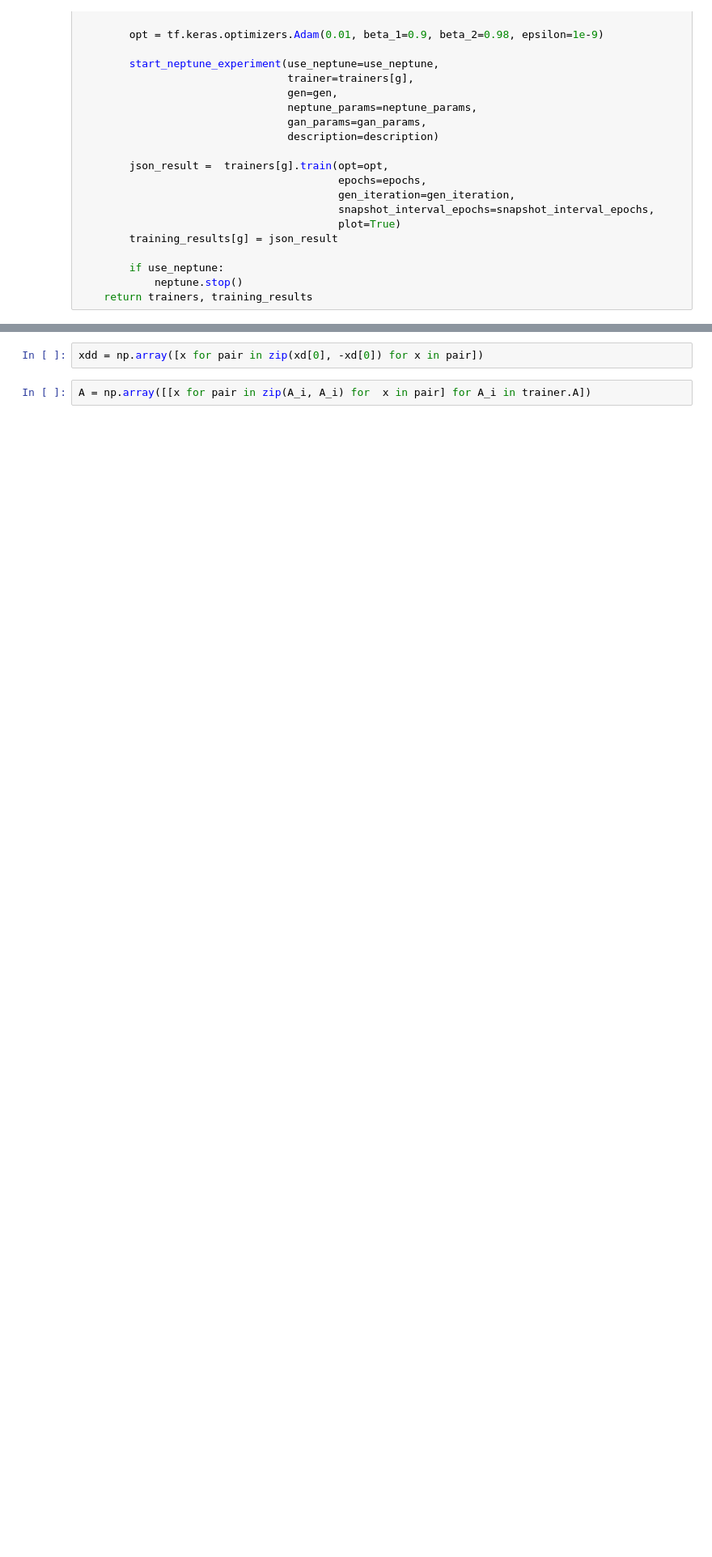
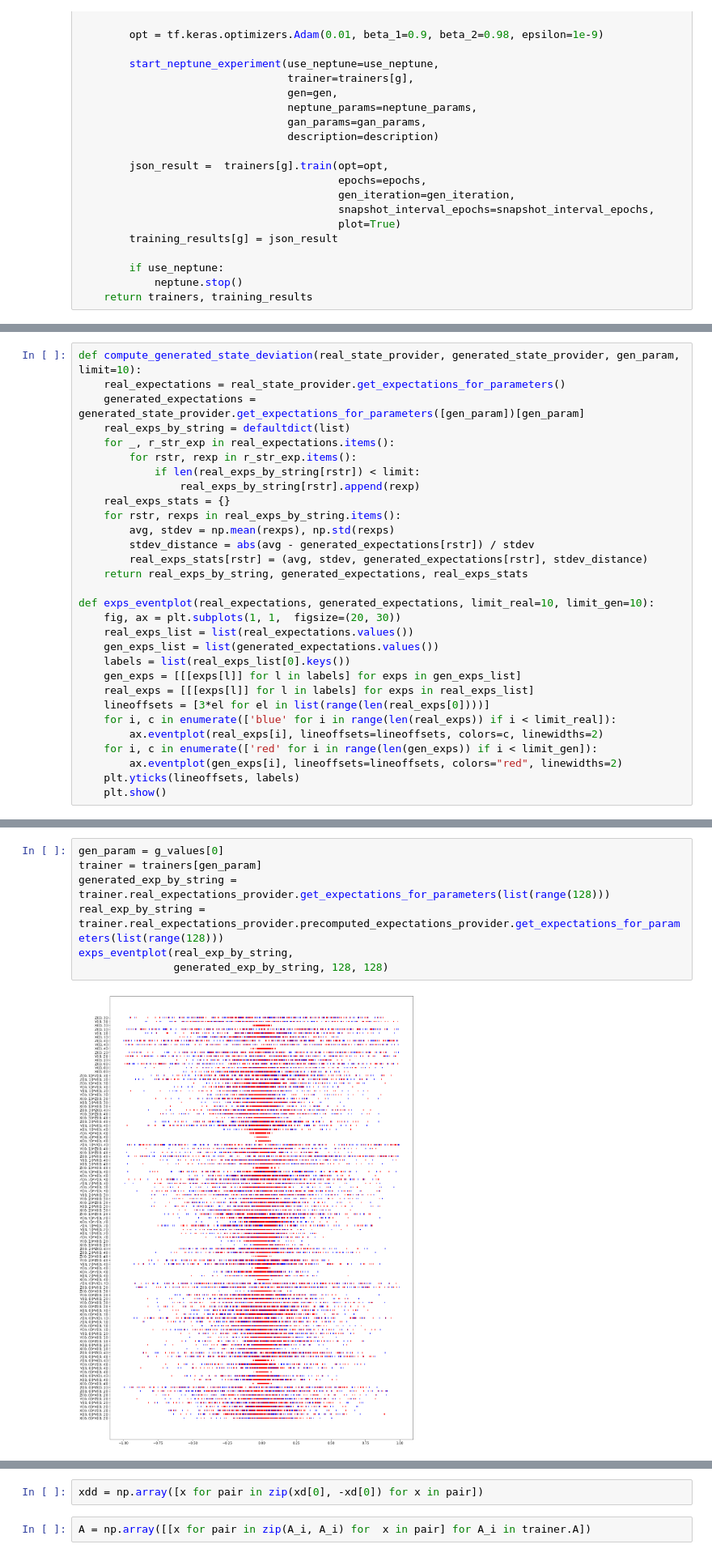
Before and after one commit to WiktorJ/quantum-gans, a Jupyter notebook: QuWGAN_expectation_providers.ipynb, the cells around one changed output, grey strips where cells are left out. Shown at 81% size. Saved outputs shown, nothing was run; the diff lists cells and outputs as text; blank space fills up the shorter version.

```diff
--- a/QuWGAN_expectation_providers.ipynb
+++ b/QuWGAN_expectation_providers.ipynb
@@ -323,0 +326,30 @@ compute_generated_states_stats(trainers[g_values[0]], known_g_values)
+# %%
+def compute_generated_state_deviation(real_state_provider, generated_state_provider, gen_param, limit=10):
+    real_expectations = real_state_provider.get_expectations_for_parameters()
+    generated_expectations = generated_state_provider.get_expectations_for_parameters([gen_param])[gen_param]
+    real_exps_by_string = defaultdict(list)
+    for _, r_str_exp in real_expectations.items():
+        for rstr, rexp in r_str_exp.items():
+            if len(real_exps_by_string[rstr]) < limit:
+                real_exps_by_string[rstr].append(rexp)
+    real_exps_stats = {}
+    for rstr, rexps in real_exps_by_string.items():
+        avg, stdev = np.mean(rexps), np.std(rexps)
+        stdev_distance = abs(avg - generated_expectations[rstr]) / stdev
+        real_exps_stats[rstr] = (avg, stdev, generated_expectations[rstr], stdev_distance)
+    return real_exps_by_string, generated_expectations, real_exps_stats
+
+def exps_eventplot(real_expectations, generated_expectations, limit_real=10, limit_gen=10):
+    fig, ax = plt.subplots(1, 1,  figsize=(20, 30))
+    real_exps_list = list(real_expectations.values())
+    gen_exps_list = list(generated_expectations.values())
+    labels = list(real_exps_list[0].keys())
+    gen_exps = [[[exps[l]] for l in labels] for exps in gen_exps_list]
+    real_exps = [[[exps[l]] for l in labels] for exps in real_exps_list]
+    lineoffsets = [3*el for el in list(range(len(real_exps[0])))]
+    for i, c in enumerate(['blue' for i in range(len(real_exps)) if i < limit_real]):
+        ax.eventplot(real_exps[i], lineoffsets=lineoffsets, colors=c, linewidths=2)
+    for i, c in enumerate(['red' for i in range(len(gen_exps)) if i < limit_gen]):
+        ax.eventplot(gen_exps[i], lineoffsets=lineoffsets, colors="red", linewidths=2)
+    plt.yticks(lineoffsets, labels)
+    plt.show()
@@ -324 +362,10 @@ compute_generated_states_stats(trainers[g_values[0]], known_g_values)
+# %%
+gen_param = g_values[0]
+trainer = trainers[gen_param]
+generated_exp_by_string = trainer.real_expectations_provider.get_expectations_for_parameters(list(range(128)))
+real_exp_by_string = trainer.real_expectations_provider.precomputed_expectations_provider.get_expectations_for_parameters(list(range(128)))
+exps_eventplot(real_exp_by_string,
+               generated_exp_by_string, 128, 128)
+# %% [output]
+[figure, added]
 # %%
```
Also changed, not shown: parts of 19 cells of this notebook, 1 other file.
